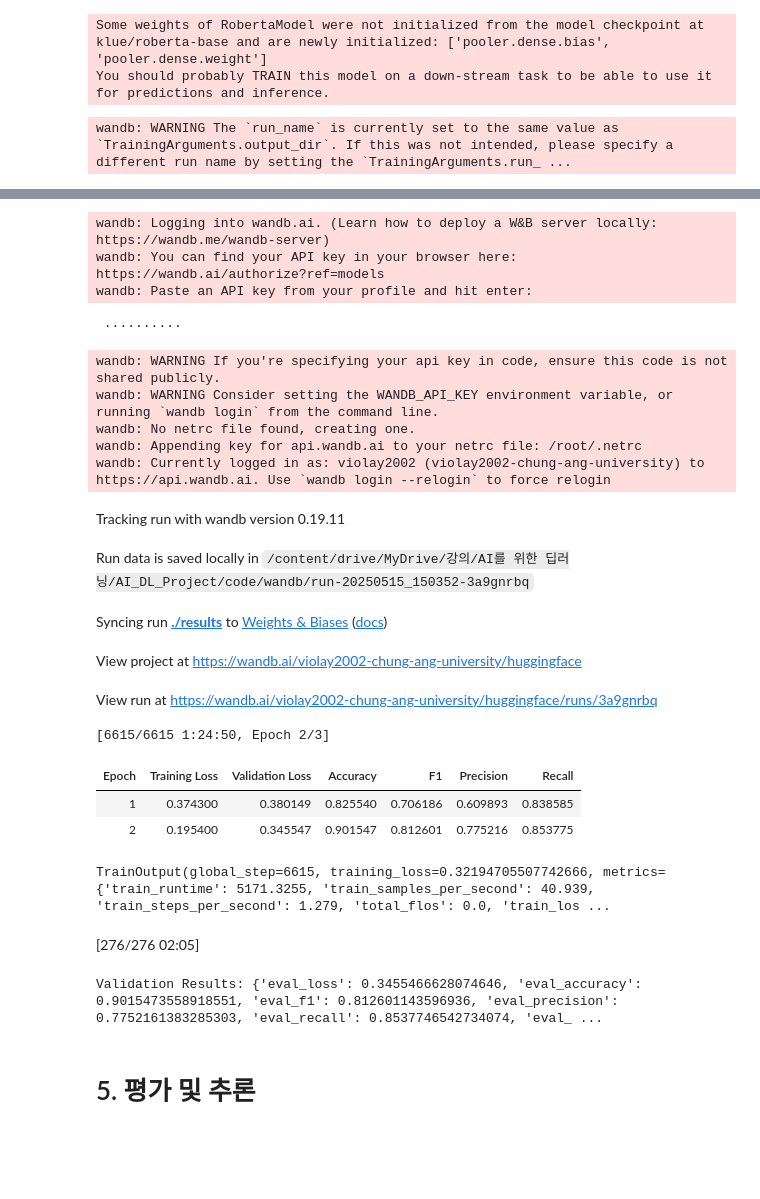
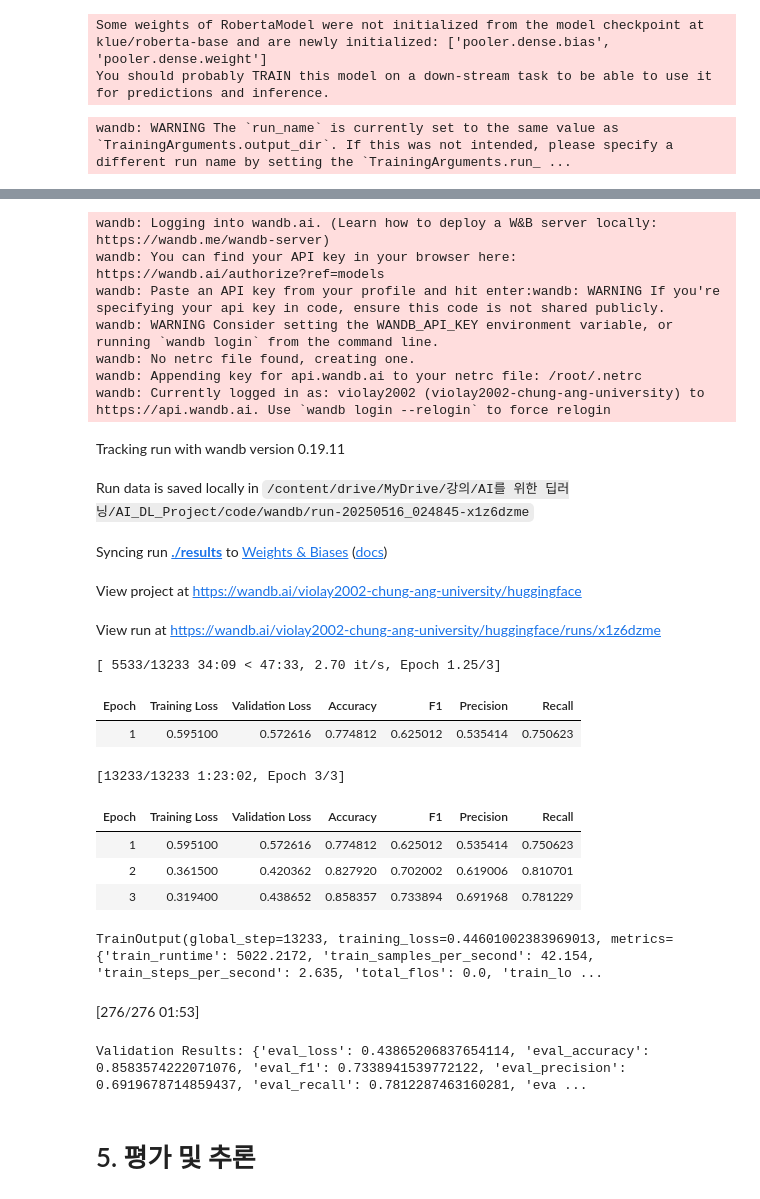
Before and after one commit to sangchun1/Contextual_Sent_Ordering, a Jupyter notebook: KLUE-RoBERTa/train.ipynb, the cells around one changed output, grey strips where cells are left out. Cells and saved outputs as stored; diff of their text form; code cells hidden in the pictures; blank space fills up the shorter version.

```diff
--- a/KLUE-RoBERTa/train.ipynb
+++ b/KLUE-RoBERTa/train.ipynb
@@ -348,62 +372,63 @@ training_args = TrainingArguments(
     num_train_epochs=3,                   # 학습 epoch 수
     per_device_train_batch_size=16,       # 학습 시 디바이스당 배치 사이즈
     per_device_eval_batch_size=64,        # 검증 시 디바이스당 배치 사이즈
-    gradient_accumulation_steps=2,
     warmup_steps=500,                     # 워밍업 단계에서 학습률 선형 증가
     weight_decay=0.01,                    # AdamW optimizer의 weight decay 값
     logging_dir='./logs',                 # 로깅 파일 저장 경로
     logging_steps=10,                     # 로그를 몇 스텝마다 남길지
     save_strategy='epoch',                # epoch마다 체크포인트 저장
     eval_strategy='epoch',
-    save_total_limit=1,                    # 체크포인트 최대 저장 개수 (가장 최근 것만 유지)
 
     # EarlyStoppingCallback 필수 옵션
     load_best_model_at_end=True,           # 학습이 끝난 뒤 최적 모델 불러오기
     metric_for_best_model='accuracy',      # 대회 평가 산식 monitor
-    greater_is_better=True                 # 메트릭이 클수록 좋은 경우 True
+    greater_is_better=True,                 # 메트릭이 클수록 좋은 경우 True
+    seed=42
 )
 
 # 트레이너 초기화
 trainer = Trainer(
     model=model,
     args=training_args,
     train_dataset=train_dataset,
     eval_dataset=val_dataset,
     compute_metrics=compute_metrics,
     callbacks=[EarlyStoppingCallback(early_stopping_patience=2)]
    )
 
 # 학습 실행
 trainer.train()
 # %% [output]
 wandb: WARNING The `run_name` is currently set to the same value as `TrainingArguments.output_dir`. If this was not intended, please specify a different run name by setting the `TrainingArguments.run_ ...
 [interactive output not drawn]
 wandb: Logging into wandb.ai. (Learn how to deploy a W&B server locally: https://wandb.me/wandb-server)
 wandb: You can find your API key in your browser here: https://wandb.ai/authorize?ref=models
-wandb: Paste an API key from your profile and hit enter:
+wandb: Paste an API key from your profile and hit enter:wandb: WARNING If you're specifying your api key in code, ensure this code is not shared publicly.
+wandb: WARNING Consider setting the WANDB_API_KEY environment variable, or running `wandb login` from the command line.
+wandb: No netrc file found, creating one.
+wandb: Appending key for api.wandb.ai to your netrc file: /root/.netrc
+wandb: Currently logged in as: violay2002 (violay2002-chung-ang-university) to https://api.wandb.ai. Use `wandb login --relogin` to force relogin
- ··········
-wandb: WARNING If you're specifying your api key in code, ensure this code is not shared publicly.
-wandb: WARNING Consider setting the WANDB_API_KEY environment variable, or running `wandb login` from the command line.
-wandb: No netrc file found, creating one.
-wandb: Appending key for api.wandb.ai to your netrc file: /root/.netrc
-wandb: Currently logged in as: violay2002 (violay2002-chung-ang-university) to https://api.wandb.ai. Use `wandb login --relogin` to force relogin
 Tracking run with wandb version 0.19.11
-Run data is saved locally in /content/drive/MyDrive/강의/AI를 위한 딥러닝/AI_DL_Project/code/wandb/run-20250515_150352-3a9gnrbq
+Run data is saved locally in /content/drive/MyDrive/강의/AI를 위한 딥러닝/AI_DL_Project/code/wandb/run-20250516_024845-x1z6dzme
 Syncing run ./results to Weights & Biases (docs)
 View project at https://wandb.ai/violay2002-chung-ang-university/huggingface
-View run at https://wandb.ai/violay2002-chung-ang-university/huggingface/runs/3a9gnrbq
+View run at https://wandb.ai/violay2002-chung-ang-university/huggingface/runs/x1z6dzme
+[ 5533/13233 34:09 < 47:33, 2.70 it/s, Epoch 1.25/3]
+| Epoch | Training Loss | Validation Loss | Accuracy | F1 | Precision | Recall |
+| 1 | 0.595100 | 0.572616 | 0.774812 | 0.625012 | 0.535414 | 0.750623 |
+[13233/13233 1:23:02, Epoch 3/3]
+| Epoch | Training Loss | Validation Loss | Accuracy | F1 | Precision | Recall |
+| 1 | 0.595100 | 0.572616 | 0.774812 | 0.625012 | 0.535414 | 0.750623 |
+| 2 | 0.361500 | 0.420362 | 0.827920 | 0.702002 | 0.619006 | 0.810701 |
+| 3 | 0.319400 | 0.438652 | 0.858357 | 0.733894 | 0.691968 | 0.781229 |
-[6615/6615 1:24:50, Epoch 2/3]
+TrainOutput(global_step=13233, training_loss=0.44601002383969013, metrics={'train_runtime': 5022.2172, 'train_samples_per_second': 42.154, 'train_steps_per_second': 2.635, 'total_flos': 0.0, 'train_lo ...
-| Epoch | Training Loss | Validation Loss | Accuracy | F1 | Precision | Recall |
-| 1 | 0.374300 | 0.380149 | 0.825540 | 0.706186 | 0.609893 | 0.838585 |
-| 2 | 0.195400 | 0.345547 | 0.901547 | 0.812601 | 0.775216 | 0.853775 |
-TrainOutput(global_step=6615, training_loss=0.32194705507742666, metrics={'train_runtime': 5171.3255, 'train_samples_per_second': 40.939, 'train_steps_per_second': 1.279, 'total_flos': 0.0, 'train_los ...
 # %%
-# 에폭 마지막 또는 전체 학습 후 평가
+# epoch 마지막 또는 전체 학습 후 평가
 eval_results = trainer.evaluate()
 print("Validation Results:", eval_results)
 # %% [output]
-[276/276 02:05]
+[276/276 01:53]
-Validation Results: {'eval_loss': 0.3455466628074646, 'eval_accuracy': 0.9015473558918551, 'eval_f1': 0.812601143596936, 'eval_precision': 0.7752161383285303, 'eval_recall': 0.8537746542734074, 'eval_ ...
+Validation Results: {'eval_loss': 0.43865206837654114, 'eval_accuracy': 0.8583574222071076, 'eval_f1': 0.7338941539772122, 'eval_precision': 0.6919678714859437, 'eval_recall': 0.7812287463160281, 'eva ...
 # %%
 # 모델 저장
 trainer.save_model("./results/final_model")
```
Also changed, not shown: parts of 9 cells of this notebook.
